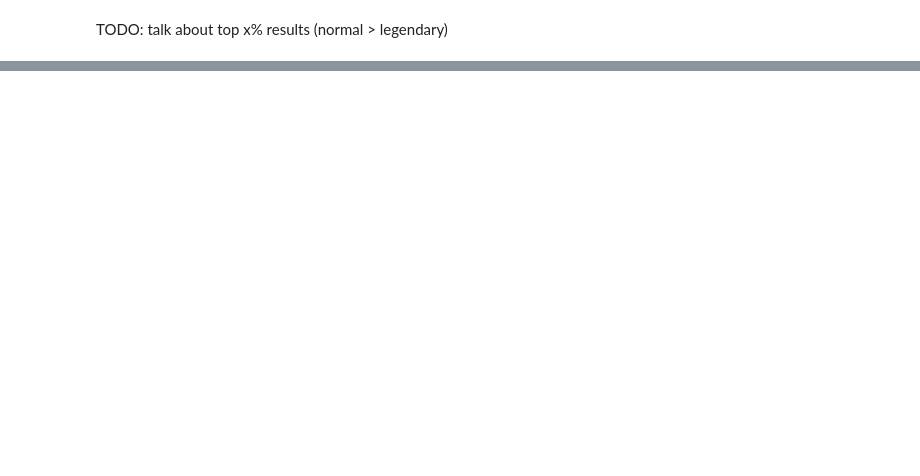
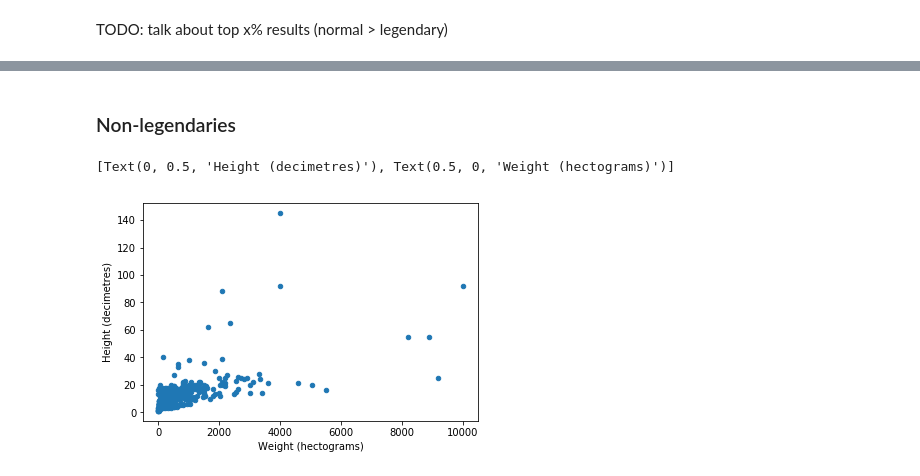
Before and after one commit to WhipeeDip/COGS108-Project, a Jupyter notebook: FinalProject.ipynb, the cells around one changed output, grey strips where cells are left out. Saved outputs shown, nothing was run; the diff lists cells and outputs as text; code cells hidden in the pictures; blank space fills up the shorter version.

```diff
--- a/FinalProject.ipynb
+++ b/FinalProject.ipynb
@@ -181,4 +201,5 @@ for p in legend_list:
 
 # statsDF
 # %%
-pd.read_csv('statsDF.csv')
+df = pd.read_csv('statsDF.csv')
+df
@@ -347,0 +422,7 @@ TODO: talk about top x% results (normal > legendary)
+# %% [markdown]
+### Non-legendaries
+# %%
+df[~df['Pokemon'].isin(legend_list)][['Height', 'Weight']].plot.scatter('Weight', 'Height').set(xlabel='Weight (hectograms)', ylabel='Height (decimetres)')
+# %% [output]
+[Text(0, 0.5, 'Height (decimetres)'), Text(0.5, 0, 'Weight (hectograms)')]
+[figure, added]
```
Also changed, not shown: parts of 46 cells of this notebook.
